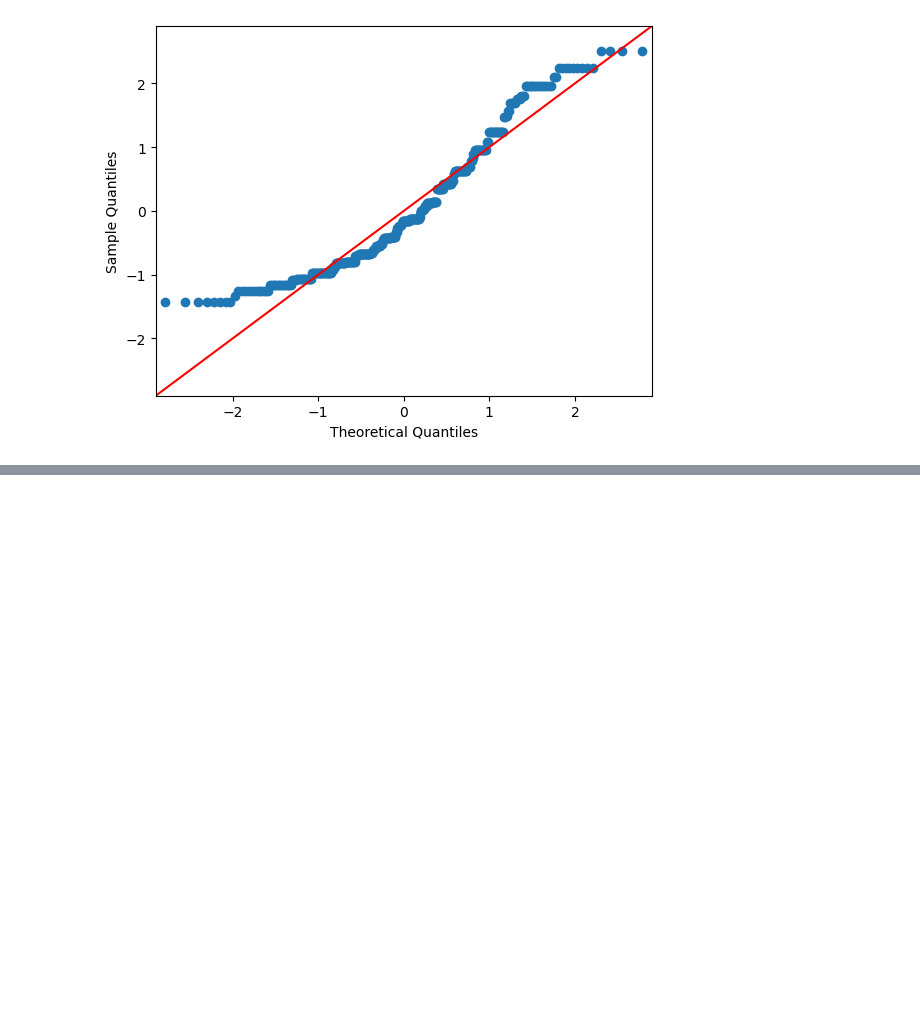
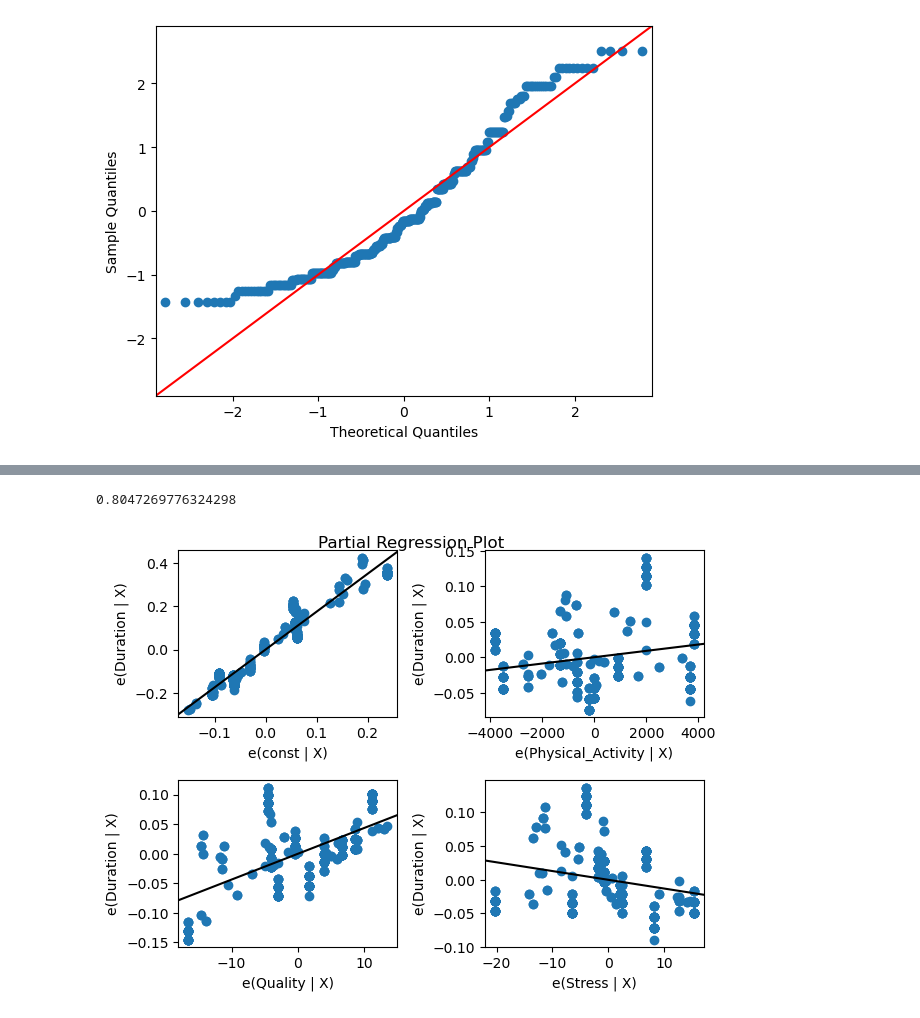
Before and after one commit to eric-y33/Math360-MAGC3, a Jupyter notebook: pavitra.ipynb, the cells around one changed output, grey strips where cells are left out. Saved outputs shown, nothing was run; the diff lists cells and outputs as text; code cells hidden in the pictures; blank space fills up the shorter version.

Commit message:
added final transformed model and basic exp

```diff
--- a/pavitra.ipynb
+++ b/pavitra.ipynb
@@ -65,0 +62,6 @@ print(reg.summary())
+# %%
+X = sleep[['Physical_Activity','Quality','Stress']]
+Y = sleep['Duration']
+X = sm.add_constant(X)
+reg = sm.OLS(Y, X).fit()
+print(reg.summary())
@@ -236,0 +154,19 @@ plt.show()
+# %%
+sleepTransformed = sleep.copy()
+sleepTransformed['Physical_Activity'] = (sleepTransformed['Physical_Activity'])**2
+sleepTransformed['Quality'] = (sleepTransformed['Quality'])**2
+sleepTransformed['Stress'] = (sleepTransformed['Stress'])**2
+sleepTransformed['Duration'] = np.log(sleepTransformed['Duration'])
+X_transformed = sleepTransformed[['Physical_Activity','Quality','Stress']]
+Y_transformed = sleepTransformed['Duration']
+X_transformed = sm.add_constant(X_transformed)
+reg_transformed = sm.OLS(Y_transformed, X_transformed).fit()
+print(reg_transformed.rsquared_adj)
+# %% [output]
+0.8047269776324298
+# %%
+# Plot 1 (Partial Regression Plots)
+sm.graphics.plot_partregress_grid(reg_transformed)
+plt.show()
+# %% [output]
+[figure, added]
```
Also changed, not shown: parts of 28 cells of this notebook.
